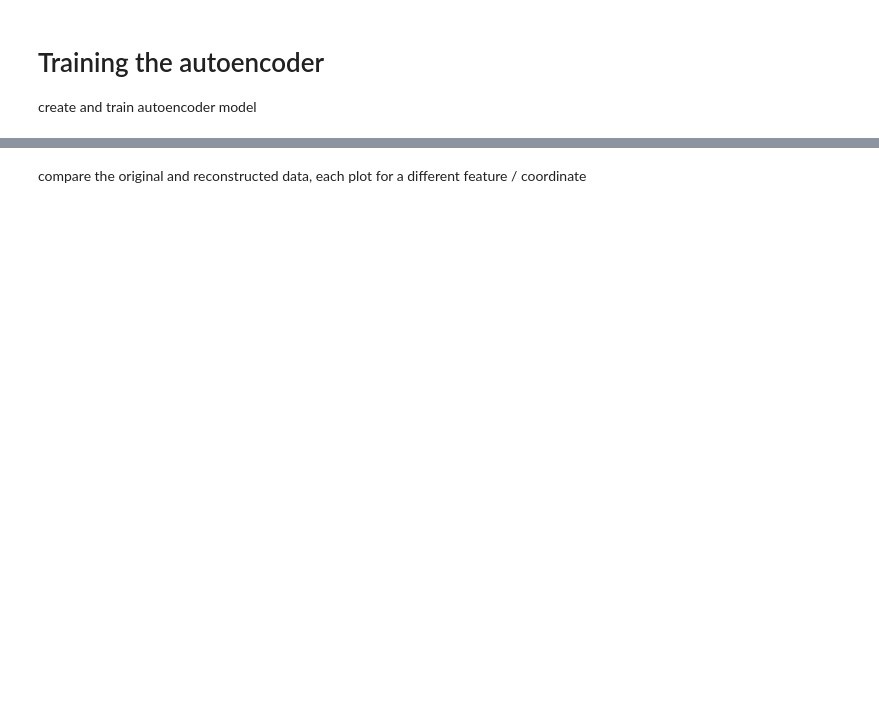
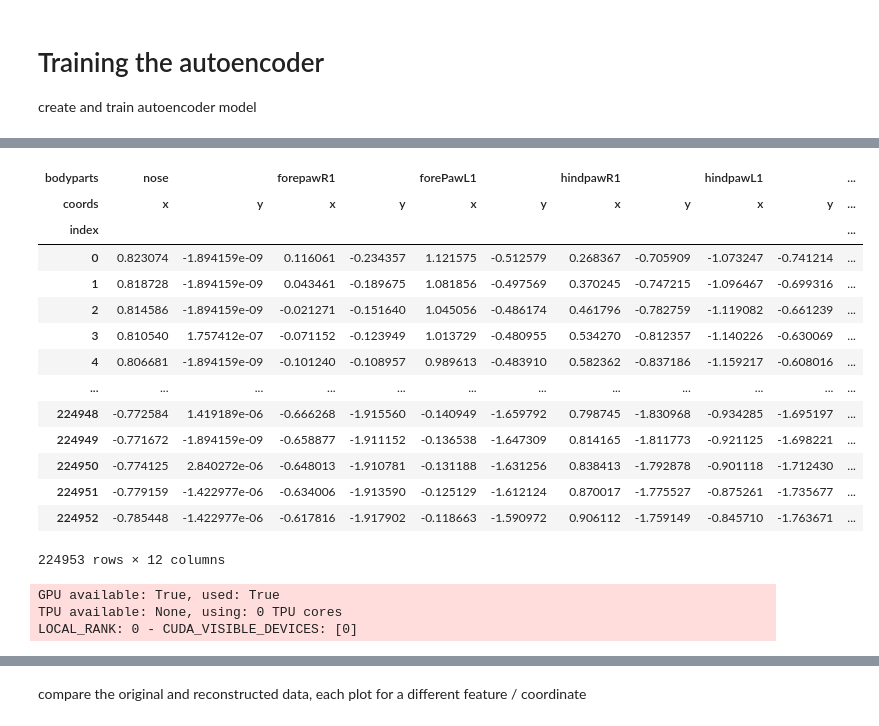
Before and after one commit to ysterin/deep_cluster, a Jupyter notebook: deep_cluster/autoencoder KMeans.ipynb, the cells around one changed output, grey strips where cells are left out. Cells and saved outputs as stored; diff of their text form; code cells hidden in the pictures; blank space fills up the shorter version.

```diff
--- a/deep_cluster/autoencoder KMeans.ipynb
+++ b/deep_cluster/autoencoder KMeans.ipynb
@@ -58,0 +77,34 @@ create and train autoencoder model
+# %%
+dm.data_frames[0]
+# %% [output]
+| bodyparts | nose |  | forepawR1 |  | forePawL1 |  | hindpawR1 |  | hindpawL1 |  | ... |
+| coords | x | y | x | y | x | y | x | y | x | y | ... |
+| index |  |  |  |  |  |  |  |  |  |  | ... |
+| 0 | 0.823074 | -1.894159e-09 | 0.116061 | -0.234357 | 1.121575 | -0.512579 | 0.268367 | -0.705909 | -1.073247 | -0.741214 | ... |
+| 1 | 0.818728 | -1.894159e-09 | 0.043461 | -0.189675 | 1.081856 | -0.497569 | 0.370245 | -0.747215 | -1.096467 | -0.699316 | ... |
+| 2 | 0.814586 | -1.894159e-09 | -0.021271 | -0.151640 | 1.045056 | -0.486174 | 0.461796 | -0.782759 | -1.119082 | -0.661239 | ... |
+| 3 | 0.810540 | 1.757412e-07 | -0.071152 | -0.123949 | 1.013729 | -0.480955 | 0.534270 | -0.812357 | -1.140226 | -0.630069 | ... |
+| 4 | 0.806681 | -1.894159e-09 | -0.101240 | -0.108957 | 0.989613 | -0.483910 | 0.582362 | -0.837186 | -1.159217 | -0.608016 | ... |
+| ... | ... | ... | ... | ... | ... | ... | ... | ... | ... | ... | ... |
+| 224948 | -0.772584 | 1.419189e-06 | -0.666268 | -1.915560 | -0.140949 | -1.659792 | 0.798745 | -1.830968 | -0.934285 | -1.695197 | ... |
+| 224949 | -0.771672 | -1.894159e-09 | -0.658877 | -1.911152 | -0.136538 | -1.647309 | 0.814165 | -1.811773 | -0.921125 | -1.698221 | ... |
+| 224950 | -0.774125 | 2.840272e-06 | -0.648013 | -1.910781 | -0.131188 | -1.631256 | 0.838413 | -1.792878 | -0.901118 | -1.712430 | ... |
+| 224951 | -0.779159 | -1.422977e-06 | -0.634006 | -1.913590 | -0.125129 | -1.612124 | 0.870017 | -1.775527 | -0.875261 | -1.735677 | ... |
+| 224952 | -0.785448 | -1.422977e-06 | -0.617816 | -1.917902 | -0.118663 | -1.590972 | 0.906112 | -1.759149 | -0.845710 | -1.763671 | ... |
+224953 rows × 12 columns
+# %%
+from simple_autoencoder import Autoencoder, PLAutoencoder
+from dataloader import LandmarksDataModule
+seqlen = 60
+to_drop = ['head', 'forepawR2', 'forePawL2', 'chest1', 'chest2', 'belly1', 'belly2', 'hindpawR2',
+           'hindpawR3', 'hindpawL2', 'hindpawL3', 'tail1', 'tail2','tail3']
+dm = LandmarksDataModule(landmark_files, seqlen=seqlen, step=3, to_drop=to_drop)
+dm.prepare_data()
+n_parts = len(dm.data_frames[0].columns.levels[0])
+model = PLAutoencoder(landmark_files, n_neurons=[2*n_parts*seqlen, 1024, 512, 30], lr=3e-4, patience=20, dropout=0.0)
+trainer = pl.Trainer(gpus=1, progress_bar_refresh_rate=10, max_epochs=20, logger=pl.loggers.WandbLogger("landmarks autoencoder"), log_every_n_steps=1)
+# trainer.fit(model)
+# %% [output]
+GPU available: True, used: True
+TPU available: None, using: 0 TPU cores
+LOCAL_RANK: 0 - CUDA_VISIBLE_DEVICES: [0]
```
Also changed, not shown: parts of 21 cells of this notebook, 14 other files.
